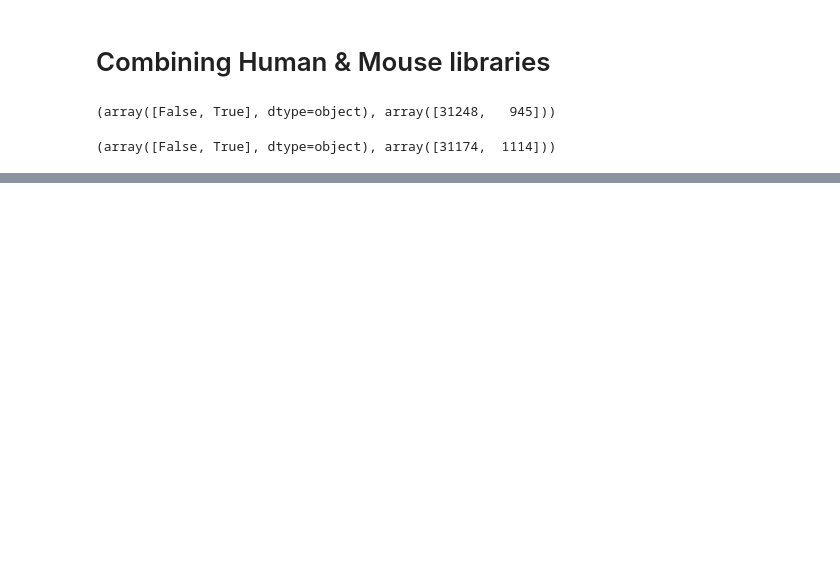
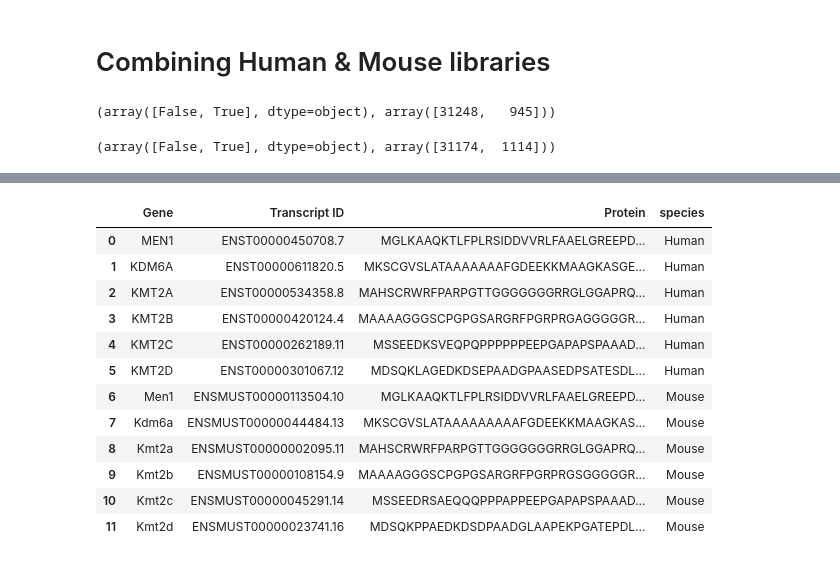
Before and after one commit to samgould2/chromatin-tiling-libraries, a Jupyter notebook: combining_visualizing.ipynb, the cells around one changed output, grey strips where cells are left out. Saved outputs shown, nothing was run; the diff lists cells and outputs as text; code cells hidden in the pictures; blank space fills up the shorter version.

```diff
--- a/combining_visualizing.ipynb
+++ b/combining_visualizing.ipynb
@@ -72,0 +119,21 @@ np.unique(merged['Pool'], return_counts=True)
+# %%
+fgfr2_3b = pd.read_excel('2025_01_14_NG_Tiling_Libraries_YMSF_FSR.xlsx')
+fgfr2_3b = fgfr2_3b[['Gene', 'Transcript ID', 'Protein']]
+
+df = fgfr2_3b
+df['species'] = ['Human']*6 + ['Mouse']*6
+df
+# %% [output]
+|  | Gene | Transcript ID | Protein | species |
+| 0 | MEN1 | ENST00000450708.7 | MGLKAAQKTLFPLRSIDDVVRLFAAELGREEPD... | Human |
+| 1 | KDM6A | ENST00000611820.5 | MKSCGVSLATAAAAAAAFGDEEKKMAAGKASGE... | Human |
+| 2 | KMT2A | ENST00000534358.8 | MAHSCRWRFPARPGTTGGGGGGGRRGLGGAPRQ... | Human |
+| 3 | KMT2B | ENST00000420124.4 | MAAAAGGGSCPGPGSARGRFPGRPRGAGGGGGR... | Human |
+| 4 | KMT2C | ENST00000262189.11 | MSSEEDKSVEQPQPPPPPPEEPGAPAPSPAAAD... | Human |
+| 5 | KMT2D | ENST00000301067.12 | MDSQKLAGEDKDSEPAADGPAASEDPSATESDL... | Human |
+| 6 | Men1 | ENSMUST00000113504.10 | MGLKAAQKTLFPLRSIDDVVRLFAAELGREEPD... | Mouse |
+| 7 | Kdm6a | ENSMUST00000044484.13 | MKSCGVSLATAAAAAAAAAFGDEEKKMAAGKAS... | Mouse |
+| 8 | Kmt2a | ENSMUST00000002095.11 | MAHSCRWRFPARPGTTGGGGGGGRRGLGGAPRQ... | Mouse |
+| 9 | Kmt2b | ENSMUST00000108154.9 | MAAAAGGGSCPGPGSARGRFPGRPRGSGGGGGR... | Mouse |
+| 10 | Kmt2c | ENSMUST00000045291.14 | MSSEEDRSAEQQQPPPAPPEEPGAPAPSPAAAD... | Mouse |
+| 11 | Kmt2d | ENSMUST00000023741.16 | MDSQKPPAEDKDSDPAADGLAAPEKPGATEPDL... | Mouse |
```
Also changed, not shown: parts of 15 cells of this notebook, 17 other files.
